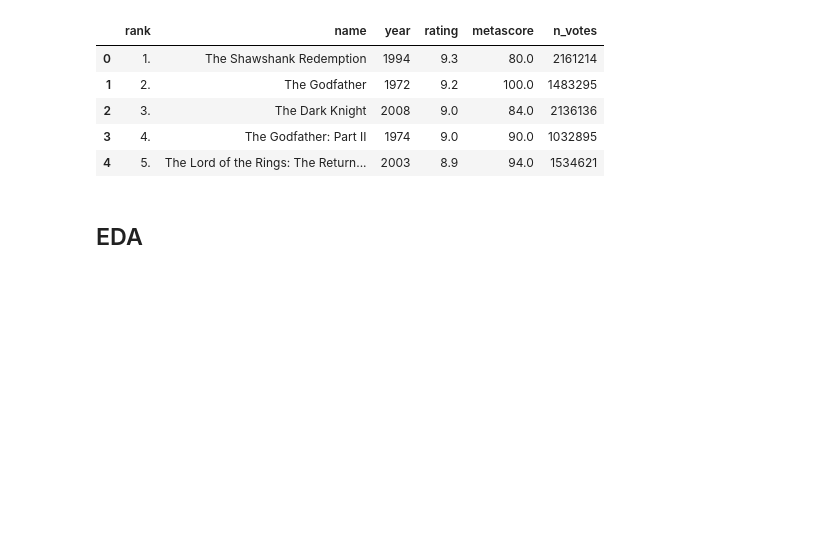
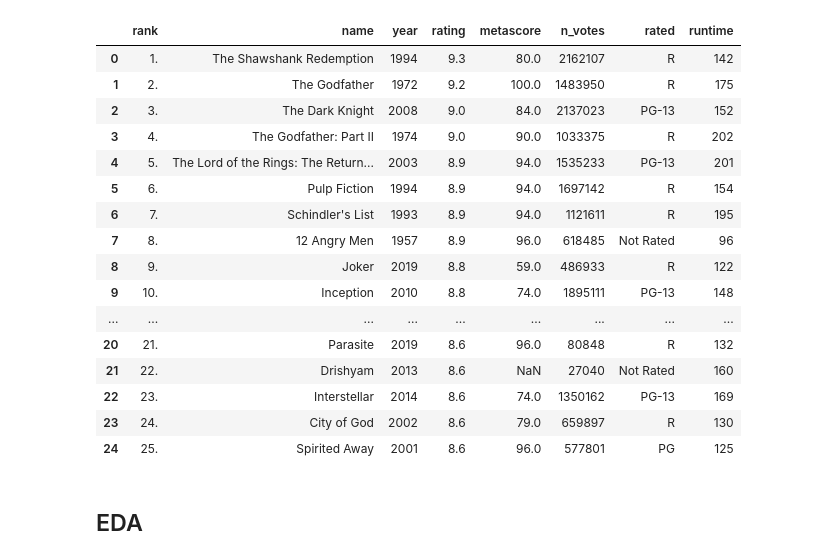
Before and after one commit to isaacmoore/random_analysis, a Jupyter notebook: Question 6/Scrape_the_IMDB_Top_250_Movies.ipynb, the cells around one changed output. Cells and saved outputs as stored; diff of their text form; code cells hidden in the pictures; blank space fills up the shorter version.

```diff
--- a/Question 6/Scrape_the_IMDB_Top_250_Movies.ipynb
+++ b/Question 6/Scrape_the_IMDB_Top_250_Movies.ipynb
@@ -8,5 +10,5 @@ from bs4 import BeautifulSoup
 # %%
-url = 'https://www.imdb.com/search/title/?groups=top_250&sort=user_rating,desc&start='
+import matplotlib.pyplot as plturl = 'https://www.imdb.com/search/title/?groups=top_250&sort=user_rating,desc&start='
 starter = ['1','51','101','151','201']
 # %%
 movie_list = []
@@ -15,6 +17,8 @@ movie_year = []
 movie_rating = []
 movie_metascore = []
 movie_n_votes = []
+movie_rated = []
+movie_runtime = []
 
 for x in starter:
   page = requests.get(url+x)
@@ -32,7 +36,7 @@ for x in starter:
     movie_year.append(a.find_all('span', class_ = 'lister-item-year text-muted unbold')[0].text)
     #Rating
     movie_rating.append(movie.strong.text)
-    #Meta Score
+    #Metascore
     if len(movie.find_all('div', class_ = 'inline-block ratings-metascore')) == 0:
       movie_metascore.append(np.NaN)
     else:
@@ -41,3 +45,11 @@ for x in starter:
     #Number of Votes
     votes = movie.find('span', attrs = {'name':'nv'})
     movie_n_votes.append(int(votes['data-value']))
+    #Rated -- do an if/else; some movies might not have a rating
+    if len(movie.find_all(class_ ='certificate')) ==0:
+      movie_rated.append(np.NaN)
+    else:
+      rated = movie.find_all(class_ ='certificate')
+      movie_rated.append(rated[-1].text)
+    #Runtime
+    movie_runtime.append(movie.find(class_ ='runtime').text)
@@ -44,5 +64,5 @@ for x in starter:
 # %%
 #=== Creating the dataframe ===
-df = pd.DataFrame({'rank':movie_rank,'name':movie_list,'year':movie_year,'rating':movie_rating,'metascore':movie_metascore,'n_votes':movie_n_votes})
+df = pd.DataFrame({'rank':movie_rank,'name':movie_list,'year':movie_year,'rating':movie_rating,'metascore':movie_metascore,'n_votes':movie_n_votes,'rated':movie_rated,'runtime':movie_runtime})
 df.tail()
 # %% [output]
@@ -55,6 +75,9 @@ df.tail()
 # %%
 #=== Cleaning the dataframe ===
-#df['year'] = df.year.str.replace('(','').str.replace(')','')
-#df['year'] = df.year.str.replace('I ','')
-#df['year'] = df.year.astype(int)
+df['year'] = df.year.str.replace('(','').str.replace(')','')
+df['year'] = df.year.str.replace('I ','')
+df['year'] = df.year.astype(int)
 df['rating'] = df.rating.astype(float)
+df['runtime'] = df.runtime.str.replace(' min', '')
+df['runtime'] = df.runtime.astype(int)
+df['rated'] = df.rated.str.replace('GP', 'PG')
@@ -61,12 +96,23 @@ df['rating'] = df.rating.astype(float)
 # %%
-df.head()
+df.head(25)
 # %% [output]
-|  | rank | name | year | rating | metascore | n_votes |
-| 0 | 1. | The Shawshank Redemption | 1994 | 9.3 | 80.0 | 2161214 |
-| 1 | 2. | The Godfather | 1972 | 9.2 | 100.0 | 1483295 |
-| 2 | 3. | The Dark Knight | 2008 | 9.0 | 84.0 | 2136136 |
-| 3 | 4. | The Godfather: Part II | 1974 | 9.0 | 90.0 | 1032895 |
-| 4 | 5. | The Lord of the Rings: The Return... | 2003 | 8.9 | 94.0 | 1534621 |
+|  | rank | name | year | rating | metascore | n_votes | rated | runtime |
+| 0 | 1. | The Shawshank Redemption | 1994 | 9.3 | 80.0 | 2162107 | R | 142 |
+| 1 | 2. | The Godfather | 1972 | 9.2 | 100.0 | 1483950 | R | 175 |
+| 2 | 3. | The Dark Knight | 2008 | 9.0 | 84.0 | 2137023 | PG-13 | 152 |
+| 3 | 4. | The Godfather: Part II | 1974 | 9.0 | 90.0 | 1033375 | R | 202 |
+| 4 | 5. | The Lord of the Rings: The Return... | 2003 | 8.9 | 94.0 | 1535233 | PG-13 | 201 |
+| 5 | 6. | Pulp Fiction | 1994 | 8.9 | 94.0 | 1697142 | R | 154 |
+| 6 | 7. | Schindler's List | 1993 | 8.9 | 94.0 | 1121611 | R | 195 |
+| 7 | 8. | 12 Angry Men | 1957 | 8.9 | 96.0 | 618485 | Not Rated | 96 |
+| 8 | 9. | Joker | 2019 | 8.8 | 59.0 | 486933 | R | 122 |
+| 9 | 10. | Inception | 2010 | 8.8 | 74.0 | 1895111 | PG-13 | 148 |
+| ... | ... | ... | ... | ... | ... | ... | ... | ... |
+| 20 | 21. | Parasite | 2019 | 8.6 | 96.0 | 80848 | R | 132 |
+| 21 | 22. | Drishyam | 2013 | 8.6 | NaN | 27040 | Not Rated | 160 |
+| 22 | 23. | Interstellar | 2014 | 8.6 | 74.0 | 1350162 | PG-13 | 169 |
+| 23 | 24. | City of God | 2002 | 8.6 | 79.0 | 659897 | R | 130 |
+| 24 | 25. | Spirited Away | 2001 | 8.6 | 96.0 | 577801 | PG | 125 |
 # %% [markdown]
 ## EDA
 # %% [markdown]
```
Also changed, not shown: parts of 21 cells of this notebook.
